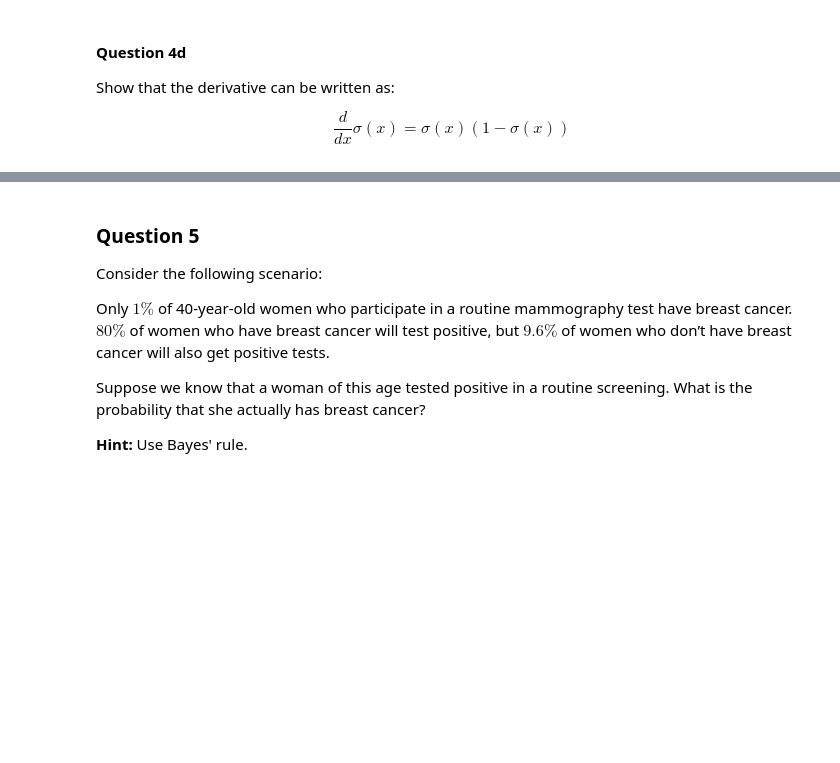
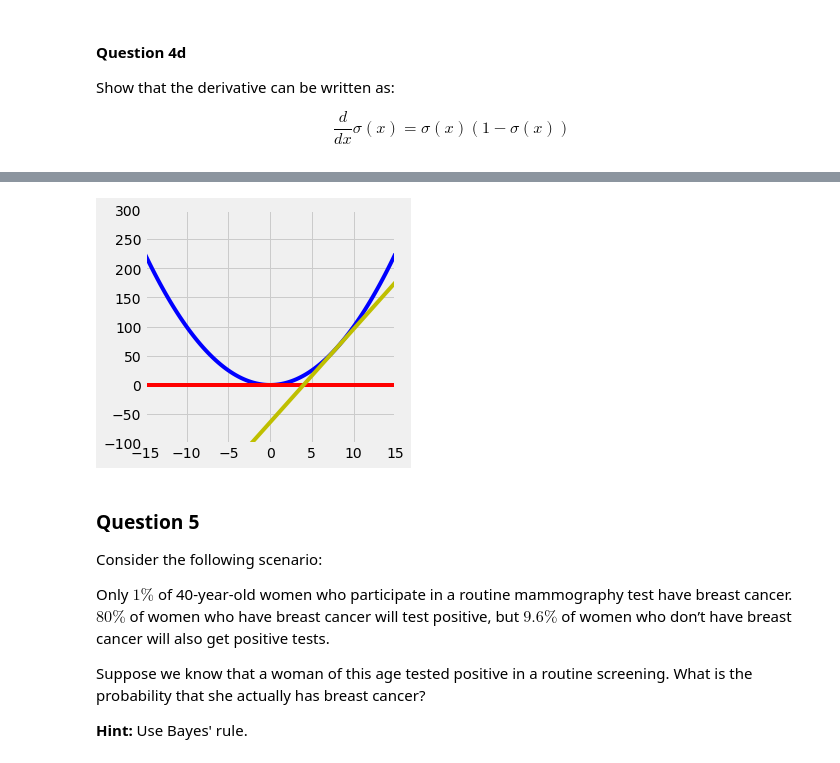
Before and after one commit to zhugeyicixin/DataSci200, a Jupyter notebook: hw/hw1/hw1.ipynb, the cells around one changed output, grey strips where cells are left out. Drawn from its saved outputs; the diff is of its cells as text; code cells hidden in the pictures; blank space fills up the shorter version.

```diff
--- a/hw/hw1/hw1.ipynb
+++ b/hw/hw1/hw1.ipynb
@@ -270,0 +337,4 @@ new_v
+# %%
+x = np.array([80, 80, 100])
+new_v = np.linalg.inv(A @ B) @ x
+new_v
@@ -504,17 +629,40 @@ manual: true
 points: 2
 -->
 <!-- EXPORT TO PDF -->
-# %%
-def f(x):
-    ...
-
-def df(x):
-    ...
-
-def plot(f, df):
-    ...
-
-plot(f, df)
+# %%
+def f(x):
+    return x**2
+
+def df(x):
+    return 2*x
+
+def tangent_line(x, x0, f, df):
+    return df(x0)*(x-x0)+f(x0)
+
+def plot(f, df):
+    x = np.linspace(-15, 15, 100)
+    y = f(x)
+    y1 = tangent_line(x, 0, f, df)
+    y2 = tangent_line(x, 8, f, df)
+
+    fig = plt.figure(figsize=(4,4))
+    ax = fig.add_subplot(111)
+    # plt.subplots_adjust(left=0.09, bottom=0.26,right=0.95,top=0.95,wspace=0.2,hspace=0.4)
+    plt.plot(x, y, 'b')
+    plt.plot(x, y1, 'r')
+    plt.plot(x, y2, 'y')
+#     plt.title('$f(t)=3sin(2\pi t)$', size=18, y=1.03)
+#     plt.xlabel('t', size=16)
+#     plt.ylabel('f(t)', size=16)
+    # ax.tick_params(axis='both', which='major', labelsize=26)
+    # plt.legend(loc='best', fontsize=26)
+    plt.xlim(-15, 15)
+    plt.ylim(-100, 300)
+    plt.xticks(np.arange(-15, 20, 5))
+
+plot(f, df)
+# %% [output]
+[figure, added]
 # %% [markdown]
 ### Question 5
 
```
Also changed, not shown: parts of 43 cells of this notebook.
